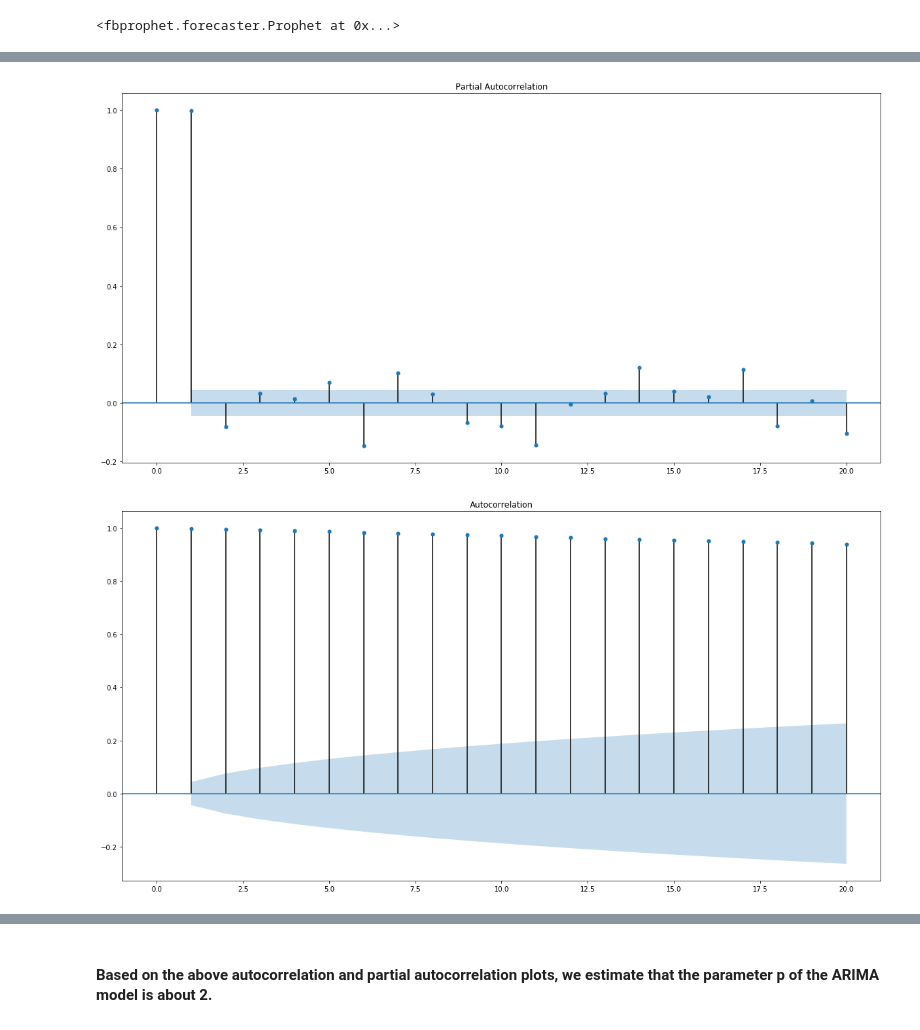
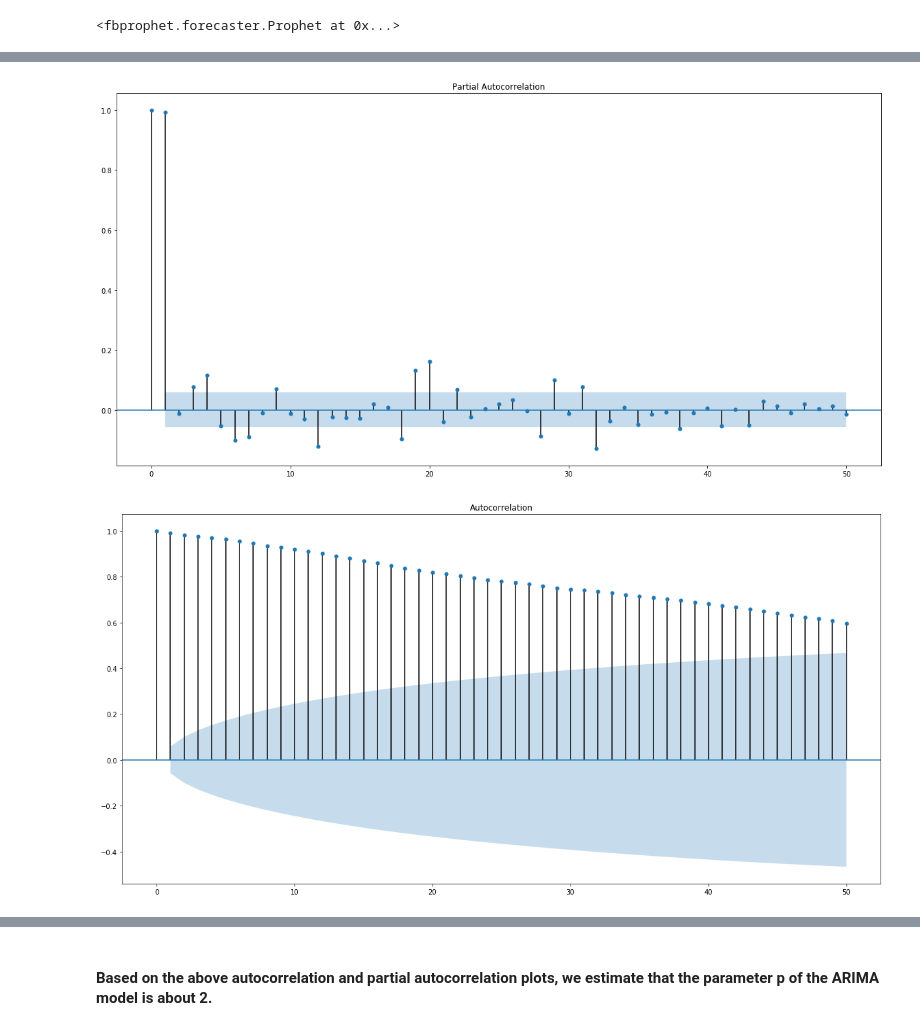
Before and after one commit to bakitybacon/cryptoeconomics, a Jupyter notebook: 340termproject-interpol.ipynb, the cells around one changed output, grey strips where cells are left out. Saved outputs shown, nothing was run; the diff lists cells and outputs as text; code cells hidden in the pictures.

```diff
--- a/340termproject-interpol.ipynb
+++ b/340termproject-interpol.ipynb
@@ -249,6 +245,6 @@ RMSE of all Exogenous Variables Model:  730282540.2696323
 # %%
-plot_acf(combined['marketcap(USD)'],lags=20)
-plot_pacf(combined['marketcap(USD)'],lags=20)
+plot_acf(combined['marketcap(USD)'],lags=50)
+plot_pacf(combined['marketcap(USD)'],lags=50)
 # %% [output]
-[figure, old version]
+[figure, new version]
-[figure, old version]
+[figure, new version]
```
Also changed, not shown: parts of 15 cells of this notebook.
